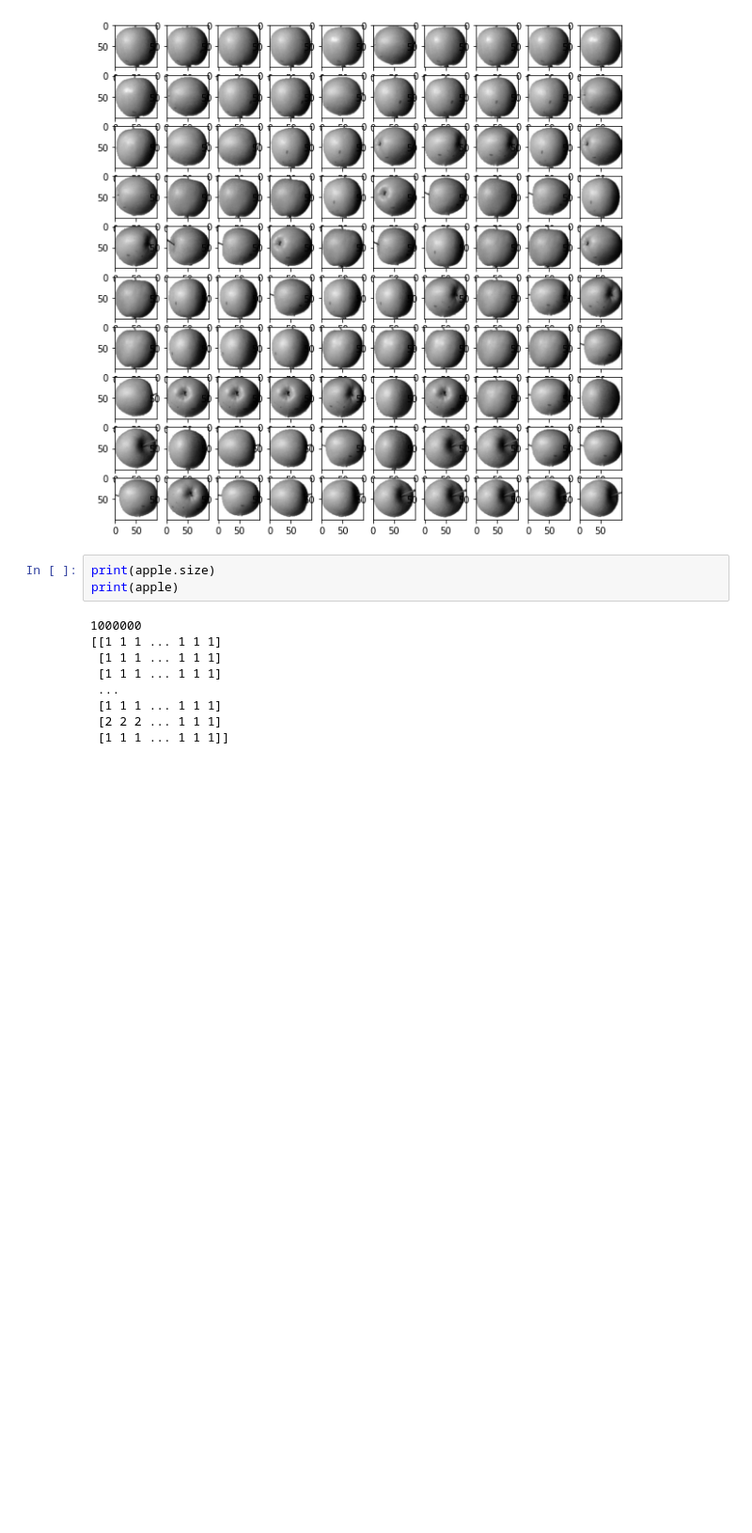
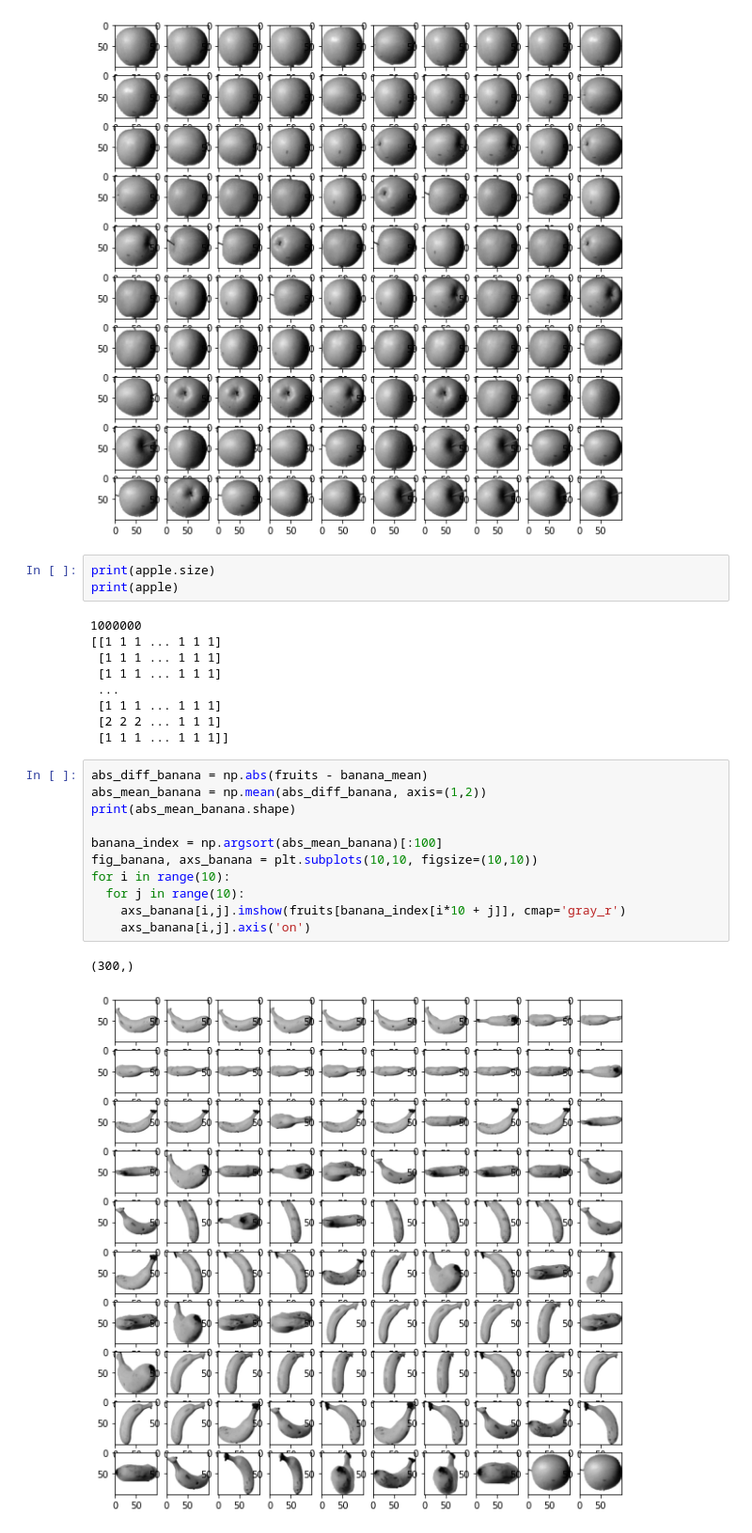
Before and after one commit to tgparkk/ML-math, a Jupyter notebook: 06-1 군집 알고리즘.ipynb, the cells around one changed output. Shown at 94% size. Drawn from its saved outputs; the diff is of its cells as text; blank space fills up the shorter version.

```diff
--- a/06-1 군집 알고리즘.ipynb
+++ b/06-1 군집 알고리즘.ipynb
@@ -144,3 +144,17 @@ print(apple)
  [1 1 1 ... 1 1 1]
  [2 2 2 ... 1 1 1]
  [1 1 1 ... 1 1 1]]
+# %%
+abs_diff_banana = np.abs(fruits - banana_mean)
+abs_mean_banana = np.mean(abs_diff_banana, axis=(1,2))
+print(abs_mean_banana.shape)
+
+banana_index = np.argsort(abs_mean_banana)[:100]
+fig_banana, axs_banana = plt.subplots(10,10, figsize=(10,10))
+for i in range(10):
+  for j in range(10):
+    axs_banana[i,j].imshow(fruits[banana_index[i*10 + j]], cmap='gray_r')
+    axs_banana[i,j].axis('on')
+# %% [output]
+(300,)
+[figure, added]
```
